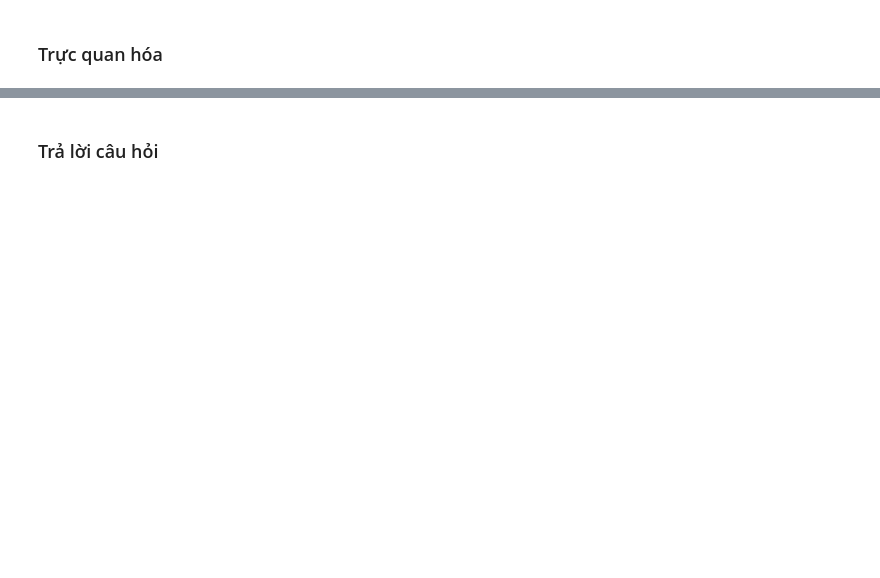
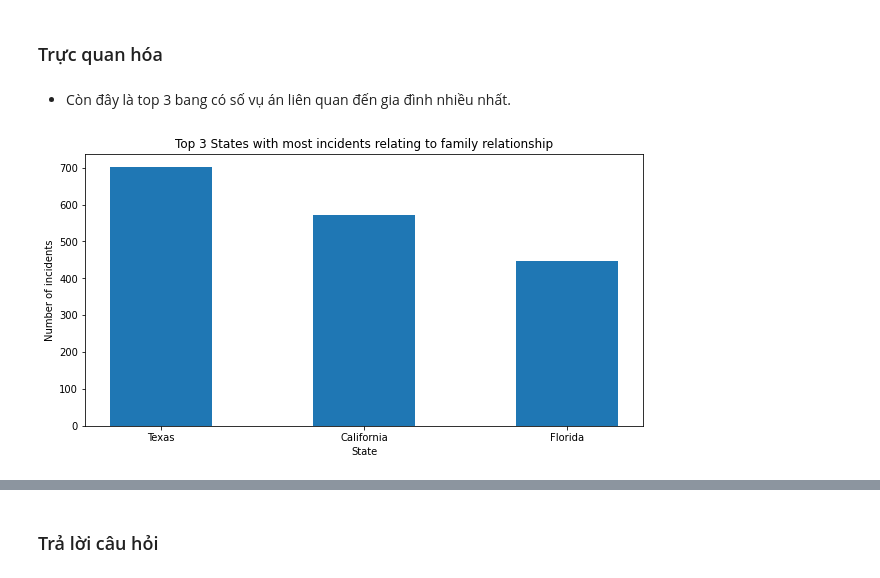
Before and after one commit to SangPhan852/P4DS_Project, a Jupyter notebook: 20127288_20127613.ipynb, the cells around one changed output, grey strips where cells are left out. Drawn from its saved outputs; the diff is of its cells as text; code cells hidden in the pictures; blank space fills up the shorter version.

```diff
--- a/20127288_20127613.ipynb
+++ b/20127288_20127613.ipynb
@@ -407,0 +425,4 @@ homi_df
+# %%
+df = df.drop_duplicates(subset='ID', keep="first", inplace= False).reset_index()
+df = df.iloc[:,1:]
+df
@@ -409,0 +460,4 @@ homi_df
+# %%
+family_rel = ['Husband', 'Wife', 'Sister', 'In-law', 'Stepfather', 'Stepson', 'Daughter', 'Brother', 'Stepmother', 'Common-law wife', 'Common-law husband', 'Stepdaughter']
+family_df = df[df['Relationship'].isin(family_rel)]
+family_df
@@ -409,0 +480,3 @@ homi_df
+# %%
+count = pd.DataFrame(family_df.groupby(['State', 'Relationship']).size().rename('Count')).reset_index()
+count
@@ -409,0 +499,4 @@ homi_df
+# %%
+count_state = count.groupby('State').apply(lambda x: x['Count'].sum()).rename('Sum').reset_index()
+count_state = count_state.sort_values(by=['Sum'], ascending = False)
+count_state
@@ -410,2 +545,16 @@ homi_df
 # %% [markdown]
 ### Trực quan hóa
+# %% [markdown]
+- Còn đây là top 3 bang có số vụ án liên quan đến gia đình nhiều nhất.
+# %%
+top_3_state = count_state[:3]
+
+plt.figure(figsize = (10, 5))
+
+plt.title("Top 3 States with most incidents relating to family relationship")
+plt.ylabel("Number of incidents")
+plt.xlabel("State")
+plt.bar(top_3_state['State'], top_3_state['Sum'], width=0.5)
+plt.show()
+# %% [output]
+[figure, added]
```
Also changed, not shown: parts of 32 cells of this notebook, 1 other file.
